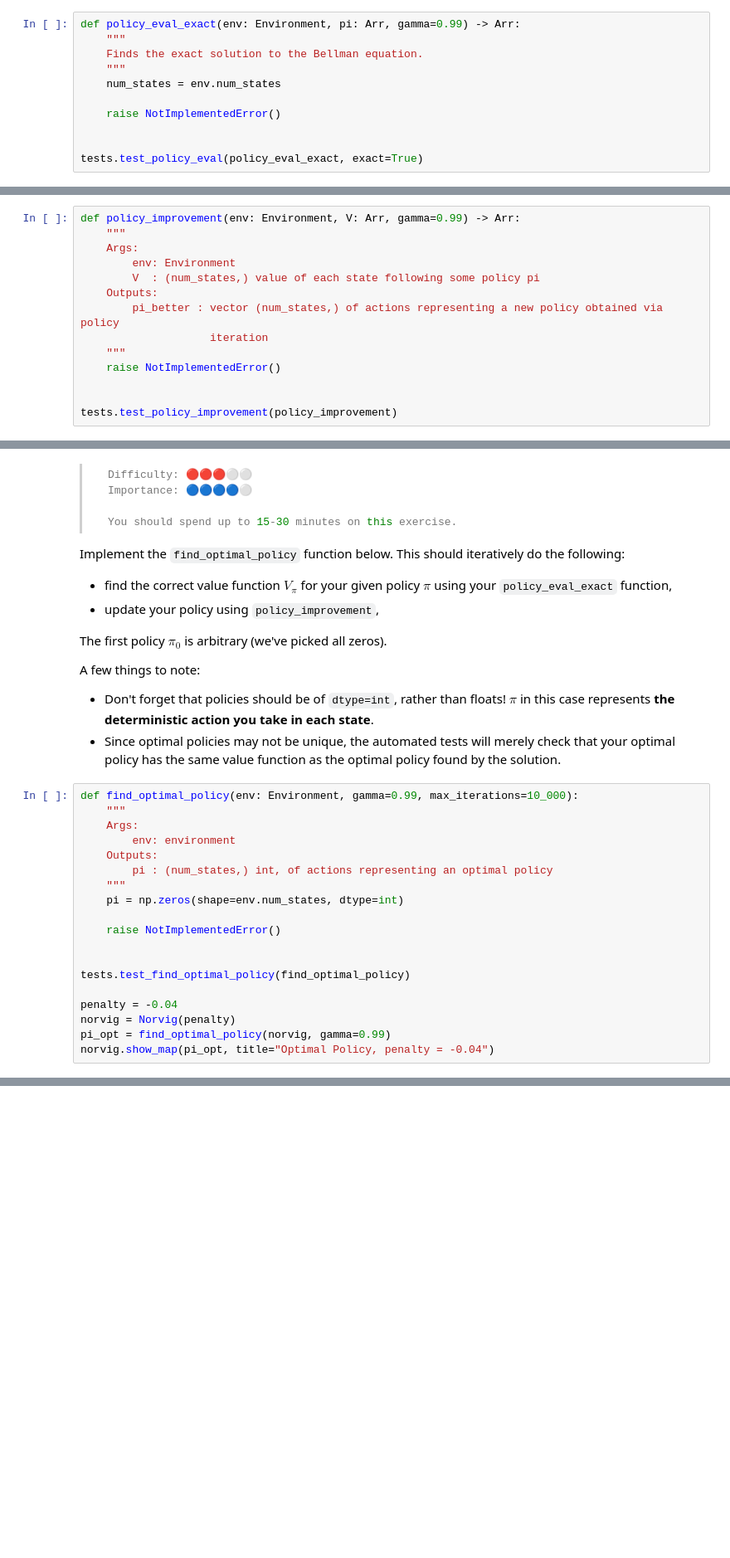
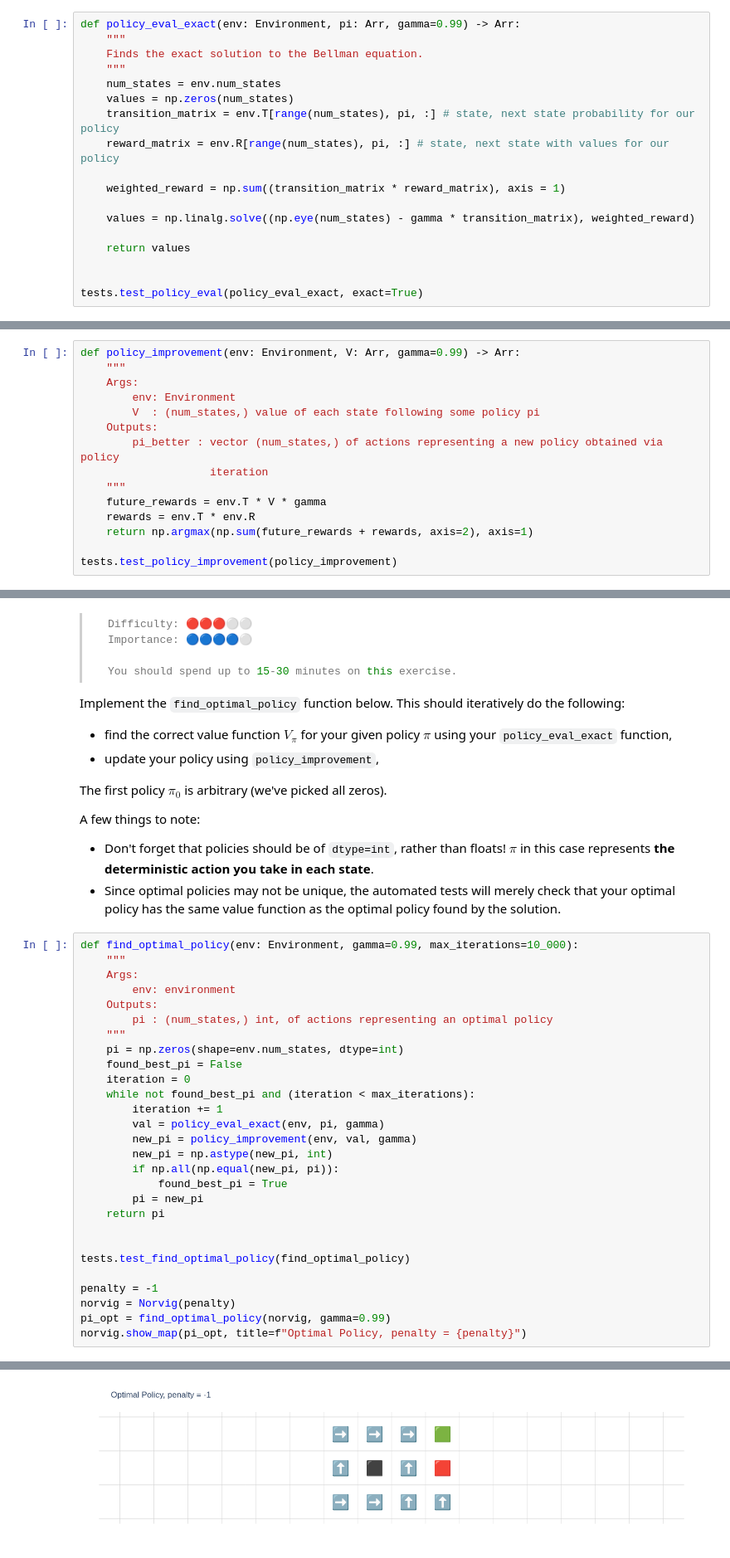
Before and after one commit to Shimin-Zhang/ARENA_Progress, a Jupyter notebook: chapter2_rl/exercises/part1_intro_to_rl/2.1_Intro_to_RL_exercises.ipynb, the cells around one changed output, grey strips where cells are left out. Shown at 83% size. Drawn from its saved outputs; the diff is of its cells as text; blank space fills up the shorter version.

Commit message:
2.1 Intro to RL: §1 Planning done (policy_eval_numerical, policy_eval_exact, policy_improvement, find_optimal_policy)
Co-Authored-By: Claude Opus 5.5 (1M context) <noreply@anthropic.com>

```diff
--- a/chapter2_rl/exercises/part1_intro_to_rl/2.1_Intro_to_RL_exercises.ipynb
+++ b/chapter2_rl/exercises/part1_intro_to_rl/2.1_Intro_to_RL_exercises.ipynb
@@ -859,8 +893,15 @@ def policy_eval_exact(env: Environment, pi: Arr, gamma=0.99) -> Arr:
     Finds the exact solution to the Bellman equation.
     """
     num_states = env.num_states
+    values = np.zeros(num_states)
+    transition_matrix = env.T[range(num_states), pi, :] # state, next state probability for our policy
+    reward_matrix = env.R[range(num_states), pi, :] # state, next state with values for our policy
 
-    raise NotImplementedError()
+    weighted_reward = np.sum((transition_matrix * reward_matrix), axis = 1)
+
+    values = np.linalg.solve((np.eye(num_states) - gamma * transition_matrix), weighted_reward)
+
+    return values
 
 
 tests.test_policy_eval(policy_eval_exact, exact=True)
@@ -924,7 +967,8 @@ def policy_improvement(env: Environment, V: Arr, gamma=0.99) -> Arr:
         pi_better : vector (num_states,) of actions representing a new policy obtained via policy
                     iteration
     """
-    raise NotImplementedError()
-
+    future_rewards = env.T * V * gamma
+    rewards = env.T * env.R
+    return np.argmax(np.sum(future_rewards + rewards, axis=2), axis=1)
 
 tests.test_policy_improvement(policy_improvement)
@@ -998,13 +1044,23 @@ def find_optimal_policy(env: Environment, gamma=0.99, max_iterations=10_000):
         pi : (num_states,) int, of actions representing an optimal policy
     """
     pi = np.zeros(shape=env.num_states, dtype=int)
-
-    raise NotImplementedError()
+    found_best_pi = False
+    iteration = 0
+    while not found_best_pi and (iteration < max_iterations):
+        iteration += 1
+        val = policy_eval_exact(env, pi, gamma)
+        new_pi = policy_improvement(env, val, gamma)
+        new_pi = np.astype(new_pi, int)
+        if np.all(np.equal(new_pi, pi)):
+            found_best_pi = True
+        pi = new_pi
+    return pi
 
 
 tests.test_find_optimal_policy(find_optimal_policy)
 
-penalty = -0.04
+penalty = -1
 norvig = Norvig(penalty)
 pi_opt = find_optimal_policy(norvig, gamma=0.99)
-norvig.show_map(pi_opt, title="Optimal Policy, penalty = -0.04")
+norvig.show_map(pi_opt, title=f"Optimal Policy, penalty = {penalty}")
+# %% [output]
@@ -1010,0 +1068 @@ norvig.show_map(pi_opt, title="Optimal Policy, penalty = -0.04")
+[figure, added]
```
Also changed, not shown: parts of 6 cells of this notebook.
